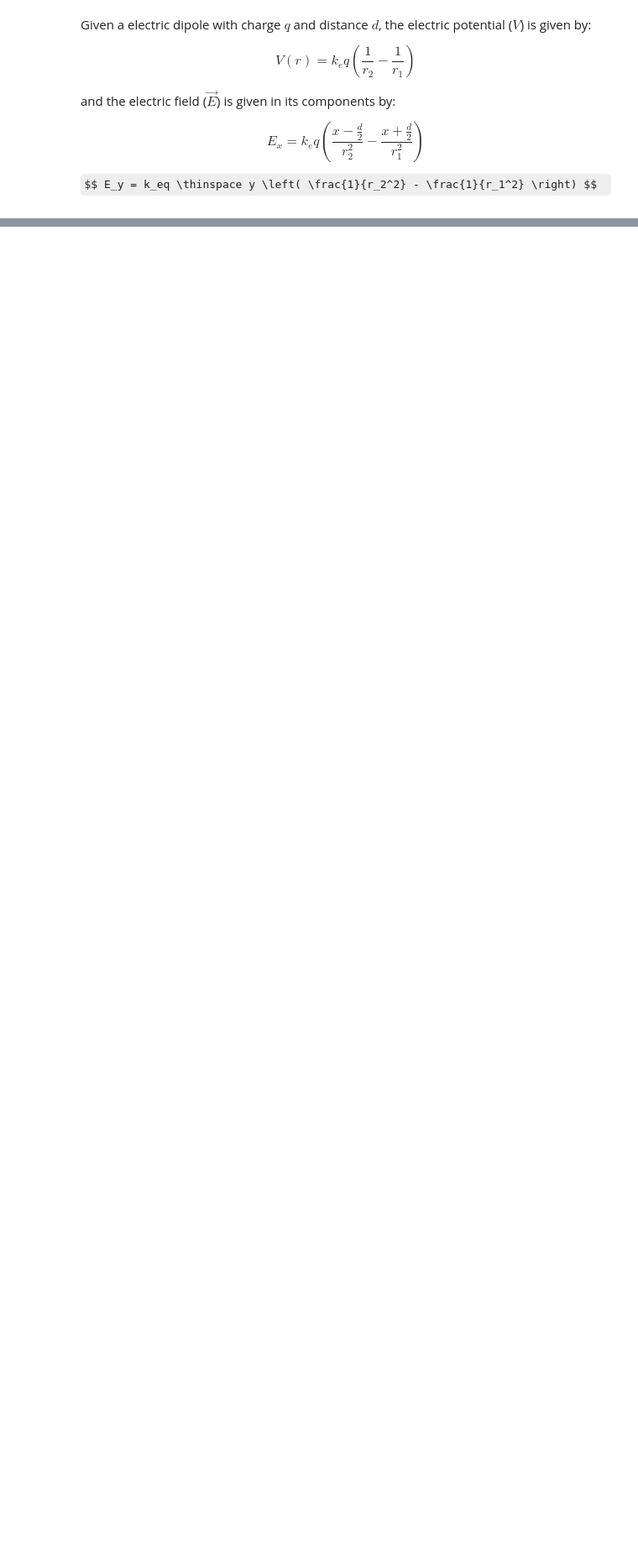
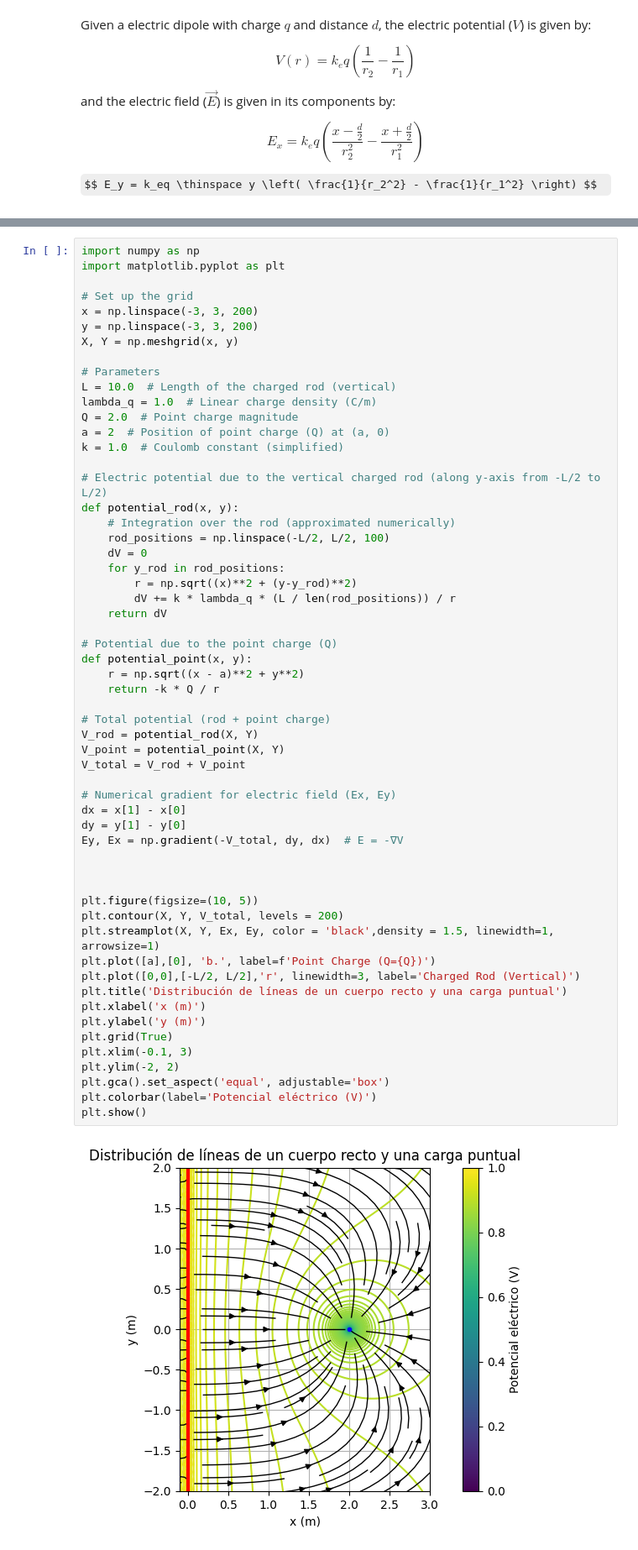
Before and after one commit to Dvargasar6/Python, a Jupyter notebook: Science/Physics/electricDipole.ipynb, the cells around one changed output, grey strips where cells are left out. Shown at 84% size. Drawn from its saved outputs; the diff is of its cells as text; some formulas as TeX source; blank space fills up the shorter version.

```diff
--- a/Science/Physics/electricDipole.ipynb
+++ b/Science/Physics/electricDipole.ipynb
@@ -49,0 +88,59 @@ plt.show()
+# %%
+import numpy as np
+import matplotlib.pyplot as plt
+
+# Set up the grid
+x = np.linspace(-3, 3, 200)
+y = np.linspace(-3, 3, 200)
+X, Y = np.meshgrid(x, y)
+
+# Parameters
+L = 10.0  # Length of the charged rod (vertical)
+lambda_q = 1.0  # Linear charge density (C/m)
+Q = 2.0  # Point charge magnitude
+a = 2  # Position of point charge (Q) at (a, 0)
+k = 1.0  # Coulomb constant (simplified)
+
+# Electric potential due to the vertical charged rod (along y-axis from -L/2 to L/2)
+def potential_rod(x, y):
+    # Integration over the rod (approximated numerically)
+    rod_positions = np.linspace(-L/2, L/2, 100)
+    dV = 0
+    for y_rod in rod_positions:
+        r = np.sqrt((x)**2 + (y-y_rod)**2)
+        dV += k * lambda_q * (L / len(rod_positions)) / r
+    return dV
+
+# Potential due to the point charge (Q)
+def potential_point(x, y):
+    r = np.sqrt((x - a)**2 + y**2)
+    return -k * Q / r
+
+# Total potential (rod + point charge)
+V_rod = potential_rod(X, Y)
+V_point = potential_point(X, Y)
+V_total = V_rod + V_point
+
+# Numerical gradient for electric field (Ex, Ey)
+dx = x[1] - x[0]
+dy = y[1] - y[0]
+Ey, Ex = np.gradient(-V_total, dy, dx)  # E = -∇V
+
+
+
+plt.figure(figsize=(10, 5))
+plt.contour(X, Y, V_total, levels = 200)
+plt.streamplot(X, Y, Ex, Ey, color = 'black',density = 1.5, linewidth=1, arrowsize=1)
+plt.plot([a],[0], 'b.', label=f'Point Charge (Q={Q})')
+plt.plot([0,0],[-L/2, L/2],'r', linewidth=3, label='Charged Rod (Vertical)')
+plt.title('Distribución de líneas de un cuerpo recto y una carga puntual')
+plt.xlabel('x (m)')
+plt.ylabel('y (m)')
+plt.grid(True)
+plt.xlim(-0.1, 3)
+plt.ylim(-2, 2)
+plt.gca().set_aspect('equal', adjustable='box')
+plt.colorbar(label='Potencial eléctrico (V)')
+plt.show()
+# %% [output]
+[figure, added]
```
Also changed, not shown: parts of 3 cells of this notebook.
